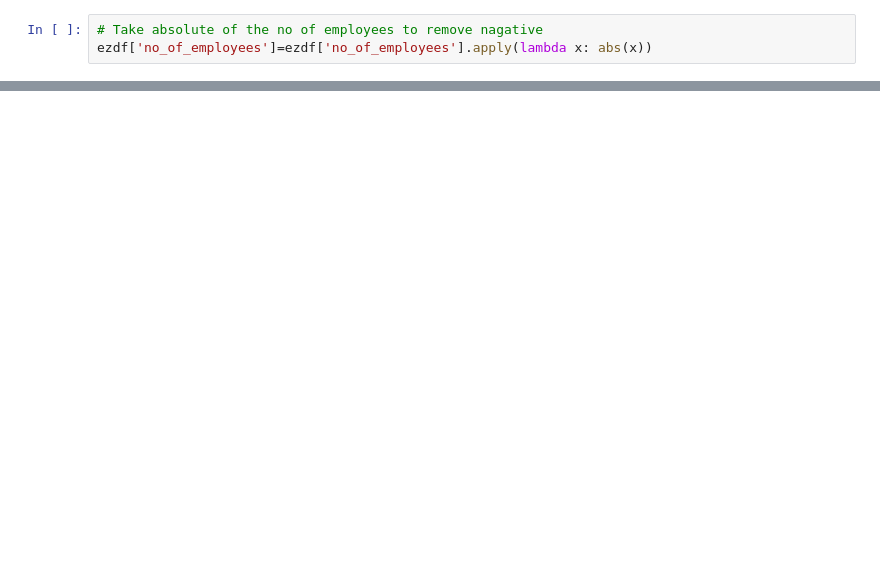
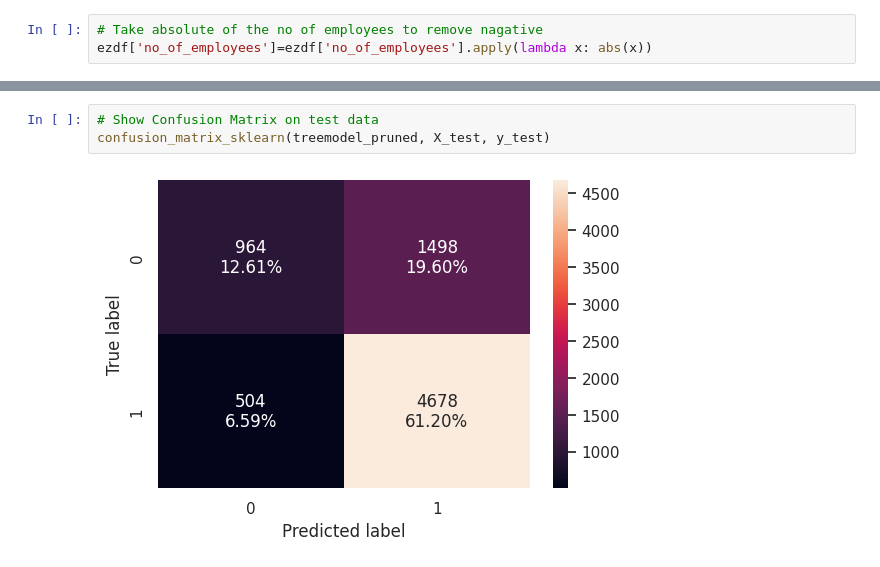
Before and after one commit to Rajesh2015/easy-visa, a Jupyter notebook: easy-visa-solution.ipynb, the cells around one changed output, grey strips where cells are left out. Drawn from its saved outputs; the diff is of its cells as text; blank space fills up the shorter version.

```diff
--- a/easy-visa-solution.ipynb
+++ b/easy-visa-solution.ipynb
@@ -1457,0 +1606,5 @@ ezdf['no_of_employees']=ezdf['no_of_employees'].apply(lambda x: abs(x))
+# %%
+# Show Confusion Matrix on test data
+confusion_matrix_sklearn(treemodel_pruned, X_test, y_test)
+# %% [output]
+[figure, added]
```
Also changed, not shown: parts of 43 cells of this notebook.
